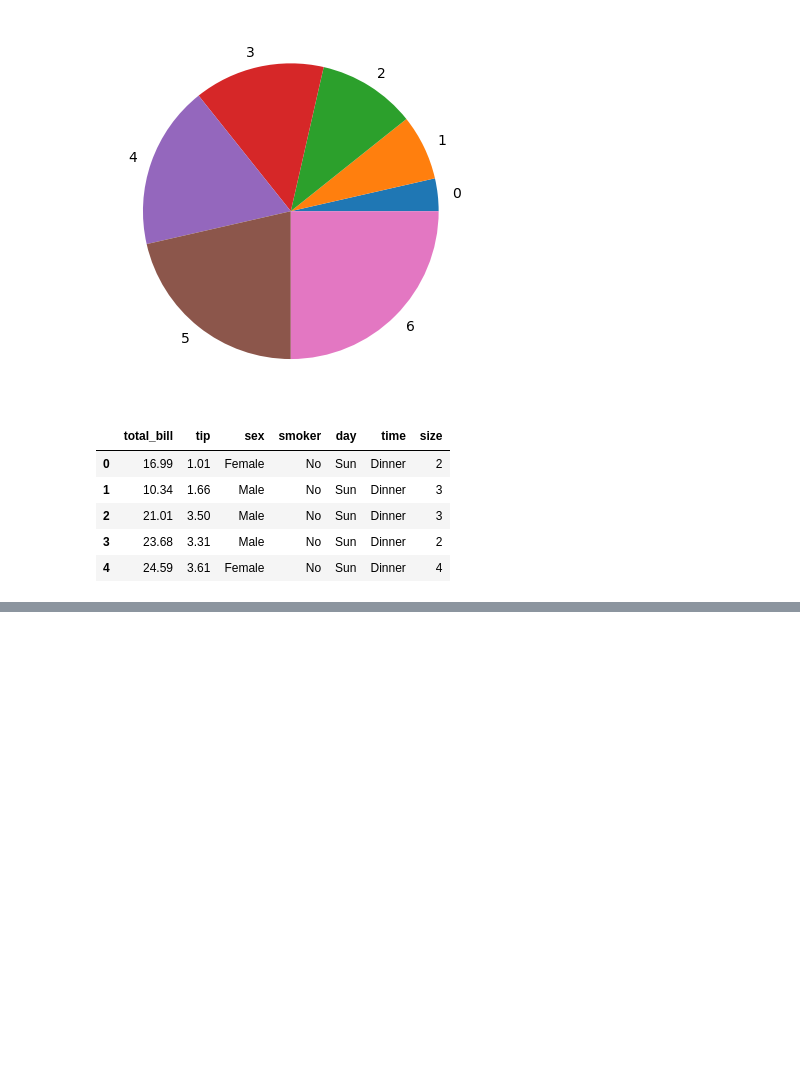
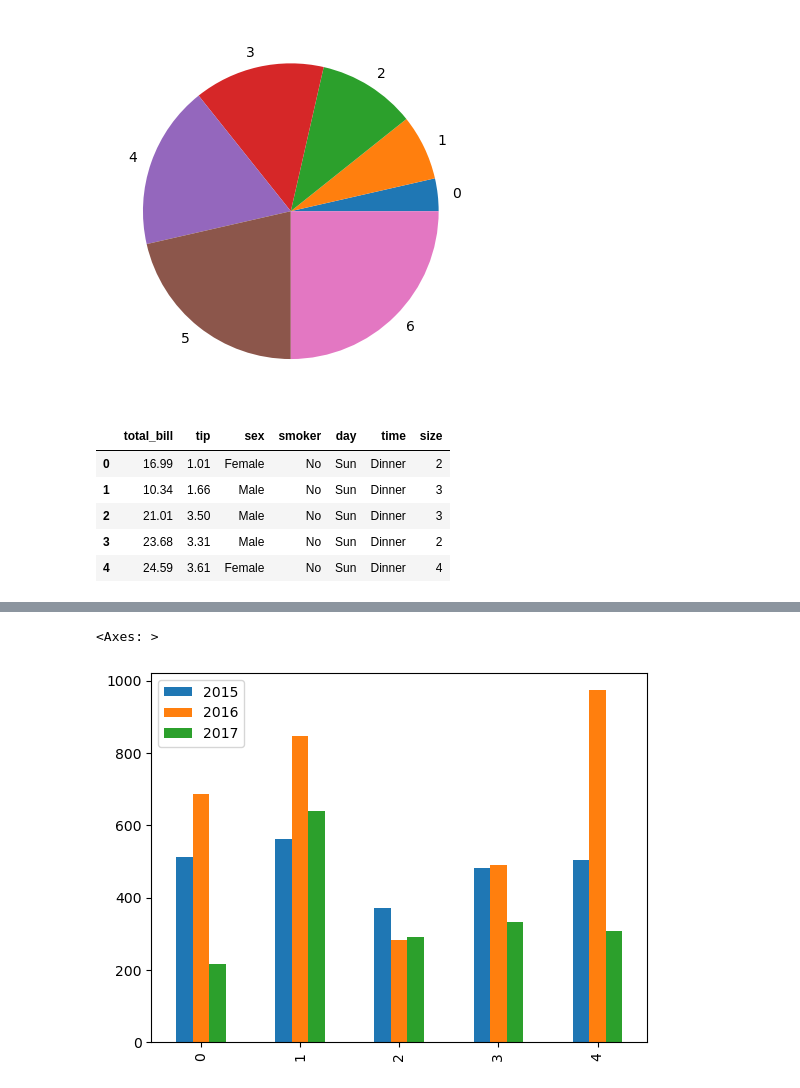
Before and after one commit to nitishrudra3510/DataScience, a Jupyter notebook: Libraries/Matplot Lib/Advanced-matplot.ipynb, the cells around one changed output, grey strips where cells are left out. Cells and saved outputs as stored; diff of their text form; code cells hidden in the pictures; blank space fills up the shorter version.

```diff
--- a/Libraries/Matplot Lib/Advanced-matplot.ipynb
+++ b/Libraries/Matplot Lib/Advanced-matplot.ipynb
@@ -444,0 +456,3 @@ tips.head()
+# %%
+temp = pd.read_csv('batsman_season_record.csv')
+temp.head()
@@ -444,0 +487,5 @@ tips.head()
+# %%
+temp.plot(kind='bar') # ye bahut accha abstraction deta hai or small function auotmatic kar leta hai
+# %% [output]
+<Axes: >
+[figure, added]
```
Also changed, not shown: parts of 16 cells of this notebook.
